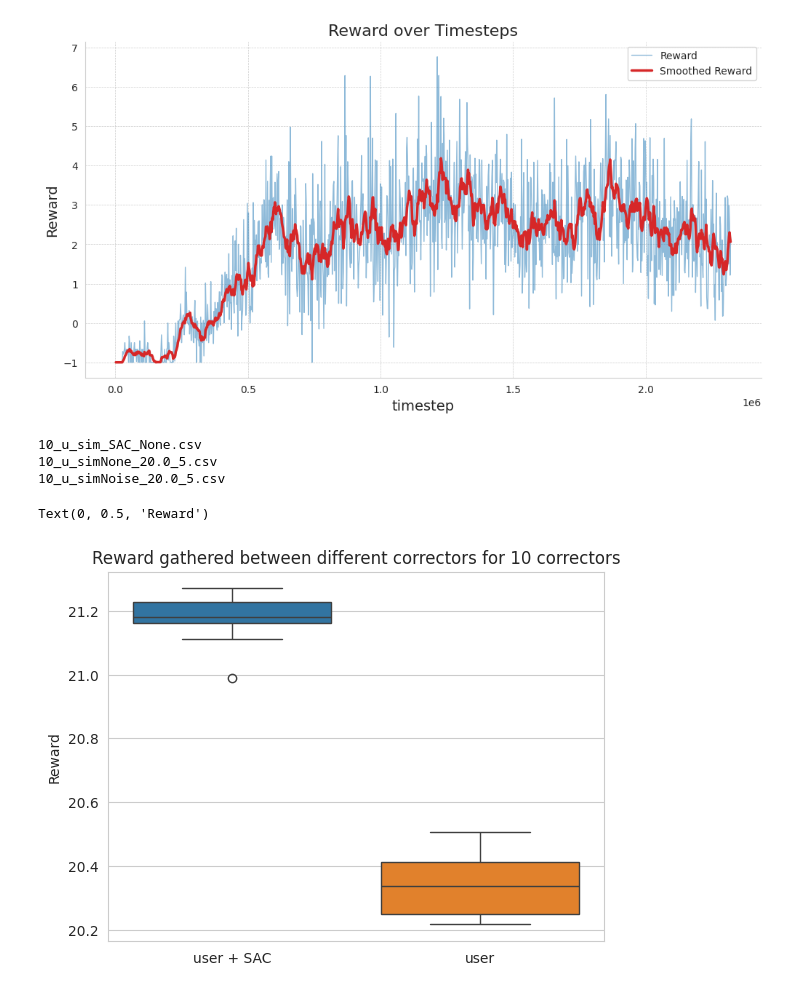
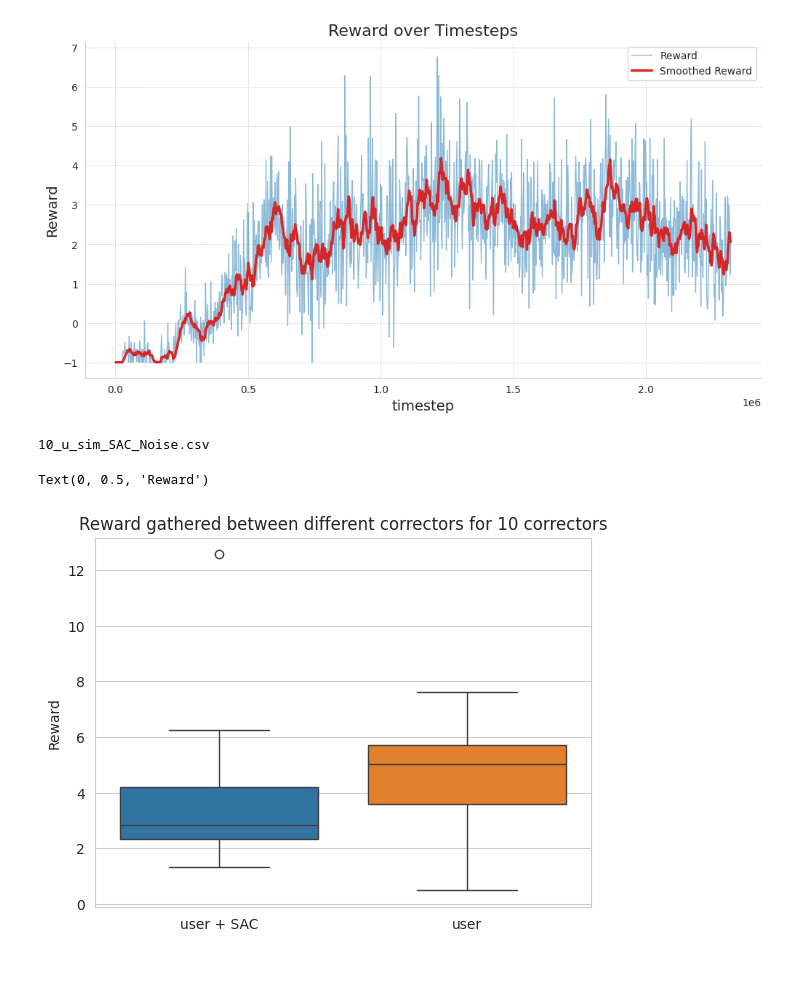
Before and after one commit to joaoMartinSaquet/SmartDartCorrector, a Jupyter notebook: notebooks/viz.ipynb, the cells around one changed output. Saved outputs shown, nothing was run; the diff lists cells and outputs as text; code cells hidden in the pictures.

```diff
--- a/notebooks/viz.ipynb
+++ b/notebooks/viz.ipynb
@@ -109,41 +109,42 @@ plot_rewards(df_best_rewards)
 # %%
 import seaborn as sns
 import matplotlib.pyplot as plt
 import pandas as pd
 from pathlib import Path
 
-log_path = "logs_corrector/log_normalized_env"
+log_path = "../logs_corrector/log_normalized_env"
 path = Path(log_path)
 
 dfs = []
 
 data = {}
+
+experiments = ["Noise", "None"]
+experiment_to_draw = "Noise"
 for file in path.glob("*.csv"):
-    print(file.name)
+    # print(file.name)
 
-
-    df = pd.read_csv(file)
-    if 'SAC' in file.name:
-        data['user + SAC'] = df.iloc[:, 1]
-    elif 'PPO' in file.name:
-        data['PPO'] = df.iloc[:, 1]
-    elif "None" in file.name:
-        data['user'] = df.iloc[:, 1]
-    elif "Noise" in file.name:
-        # data['Noisy'] = df.iloc[:, 1]
-        pass
+    if experiment_to_draw not in file.name:
+        continue
+    else:
+        df = pd.read_csv(file)
+        if 'SAC' in file.name:
+            print(file.name)
+            data['user + SAC'] = df.iloc[:, 1]
+        elif 'PPO' in file.name:
+            data['PPO'] = df.iloc[:, 1]
+        else:
+            data['user'] = df.iloc[:, 1]
 
     # dfs.append(df)
 
 # df = pd.concat(dfs)
 df = pd.DataFrame(data)
 
 sns.boxplot(data=df)
 plt.title("Reward gathered between different correctors for 10 correctors")
 plt.ylabel("Reward")
 # %% [output]
-10_u_sim_SAC_None.csv
-10_u_simNone_20.0_5.csv
-10_u_simNoise_20.0_5.csv
+10_u_sim_SAC_Noise.csv
 Text(0, 0.5, 'Reward')
-[figure, old version]
+[figure, new version]
```
Also changed, not shown: parts of 4 cells of this notebook, 8 other files.
